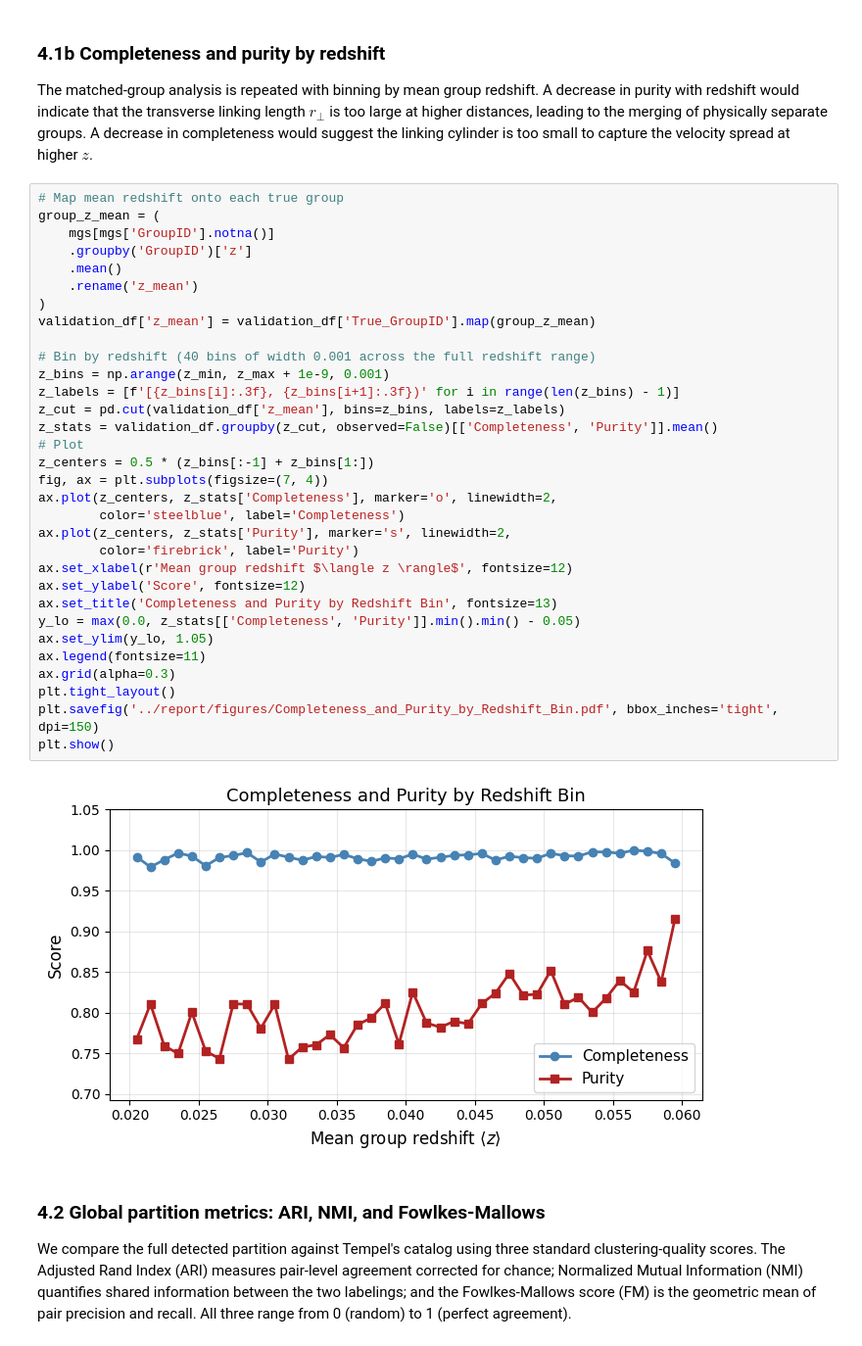
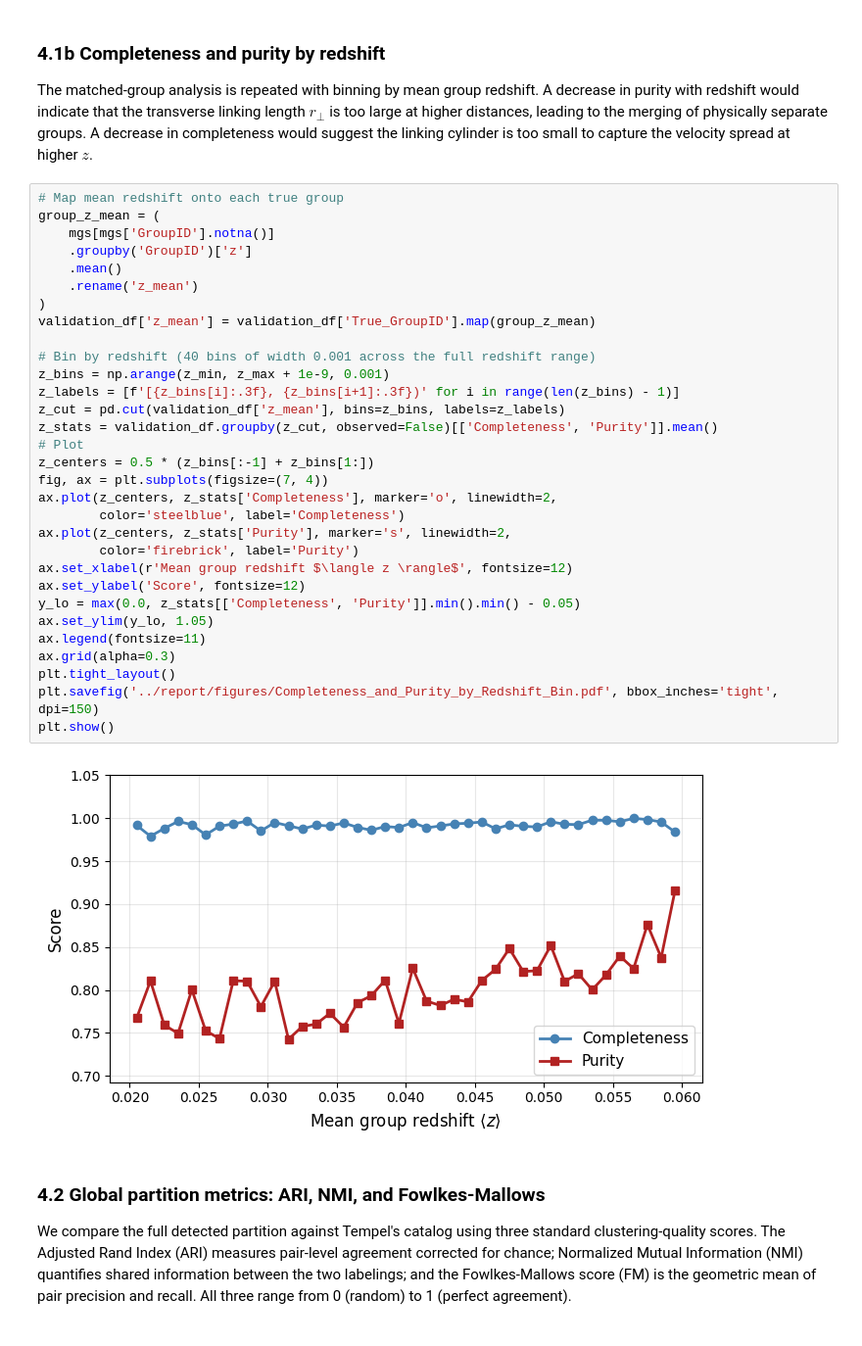
Before and after one commit to M-A-Tbn/CN-project, a Jupyter notebook: Notebook/CN-Project.ipynb, the cells around one changed output. Shown at 98% size. Cells and saved outputs as stored; diff of their text form.

```diff
--- a/Notebook/CN-Project.ipynb
+++ b/Notebook/CN-Project.ipynb
@@ -639,35 +824,34 @@ The matched-group analysis is repeated with binning by mean group redshift. A de
 group_z_mean = (
     mgs[mgs['GroupID'].notna()]
     .groupby('GroupID')['z']
     .mean()
     .rename('z_mean')
 )
 validation_df['z_mean'] = validation_df['True_GroupID'].map(group_z_mean)
 
 # Bin by redshift (40 bins of width 0.001 across the full redshift range)
 z_bins = np.arange(z_min, z_max + 1e-9, 0.001)
 z_labels = [f'[{z_bins[i]:.3f}, {z_bins[i+1]:.3f})' for i in range(len(z_bins) - 1)]
 z_cut = pd.cut(validation_df['z_mean'], bins=z_bins, labels=z_labels)
 z_stats = validation_df.groupby(z_cut, observed=False)[['Completeness', 'Purity']].mean()
 # Plot
 z_centers = 0.5 * (z_bins[:-1] + z_bins[1:])
 fig, ax = plt.subplots(figsize=(7, 4))
 ax.plot(z_centers, z_stats['Completeness'], marker='o', linewidth=2,
         color='steelblue', label='Completeness')
 ax.plot(z_centers, z_stats['Purity'], marker='s', linewidth=2,
         color='firebrick', label='Purity')
 ax.set_xlabel(r'Mean group redshift $\langle z \rangle$', fontsize=12)
 ax.set_ylabel('Score', fontsize=12)
-ax.set_title('Completeness and Purity by Redshift Bin', fontsize=13)
 y_lo = max(0.0, z_stats[['Completeness', 'Purity']].min().min() - 0.05)
 ax.set_ylim(y_lo, 1.05)
 ax.legend(fontsize=11)
 ax.grid(alpha=0.3)
 plt.tight_layout()
 plt.savefig('../report/figures/Completeness_and_Purity_by_Redshift_Bin.pdf', bbox_inches='tight', dpi=150)
 plt.show()
 # %% [output]
-[figure, old version]
+[figure, new version]
 # %% [markdown]
 ### 4.2 Global partition metrics: ARI, NMI, and Fowlkes-Mallows
 
```
Also changed, not shown: parts of 11 cells of this notebook, 1 other file.
